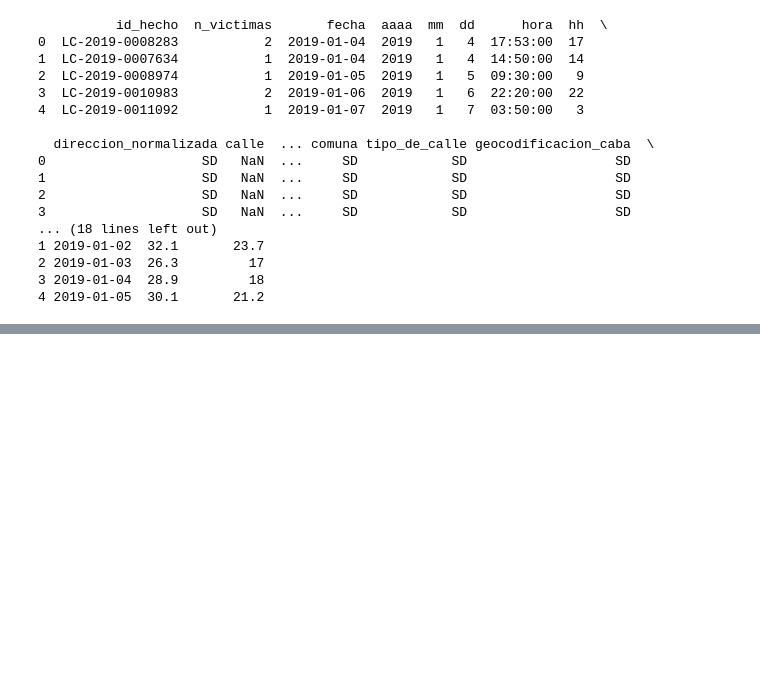
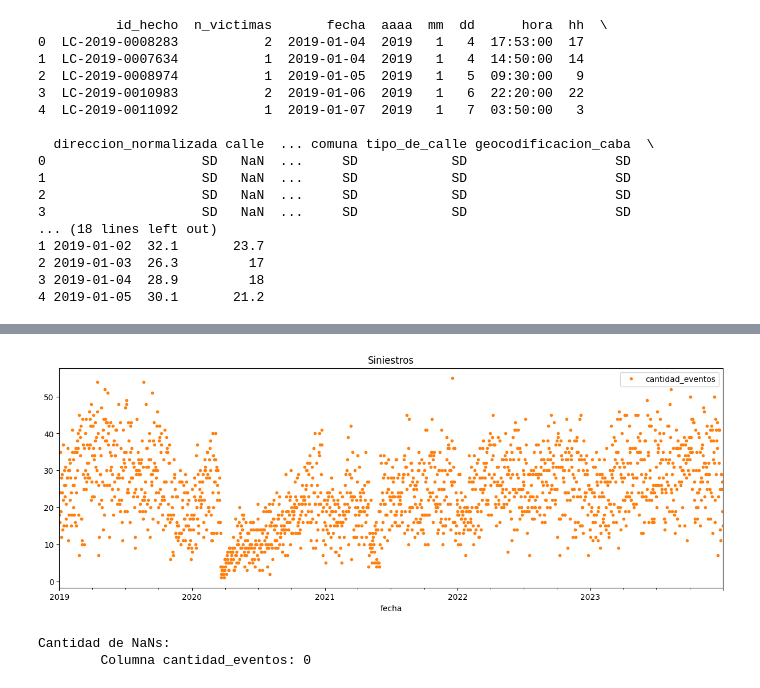
Before and after one commit to SebaAyala/AST_TP_2, a Jupyter notebook: AST_TP_2_CODE.ipynb, the cells around one changed output, grey strips where cells are left out. Saved outputs shown, nothing was run; the diff lists cells and outputs as text; code cells hidden in the pictures; blank space fills up the shorter version.

```diff
--- a/AST_TP_2_CODE.ipynb
+++ b/AST_TP_2_CODE.ipynb
@@ -55,0 +80,3 @@ print(df_temperatura.head())
+# %%
+df_siniestros['fecha'] = pd.to_datetime(df_siniestros['fecha'],  errors='coerce')
+df_siniestros.head()
@@ -55,0 +91,4 @@ print(df_temperatura.head())
+# %%
+df_siniestros = df_siniestros.groupby('fecha').size().reset_index(name='cantidad_eventos')
+# df_siniestros.set_index('fecha', inplace=True)
+df_siniestros.head()
@@ -55,0 +102,3 @@ print(df_temperatura.head())
+# %%
+df_siniestros.set_index('fecha', inplace=True)
+df_siniestros.head()
@@ -55,0 +113,16 @@ print(df_temperatura.head())
+# %%
+df_siniestros.plot(style='.',
+        figsize=(15, 5),
+        color=color_pal[1],
+        title='Siniestros')
+plt.show()
+# %% [output]
+[figure, added]
+# %%
+print('Cantidad de NaNs:')
+for column in df_siniestros:
+    nans = df_siniestros[column].isna().sum()
+    print(f'\tColumna {column}: {nans}')
+# %% [output]
+Cantidad de NaNs:
+        Columna cantidad_eventos: 0
```
Also changed, not shown: parts of 45 cells of this notebook.
